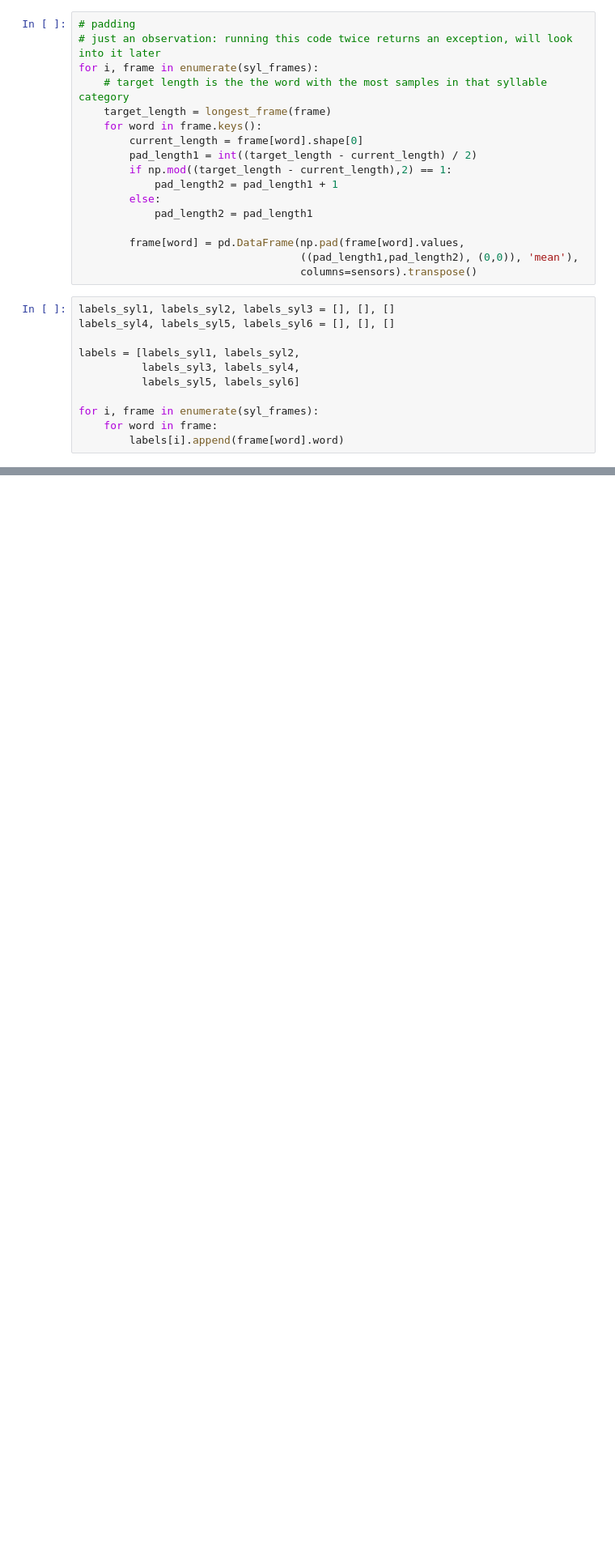
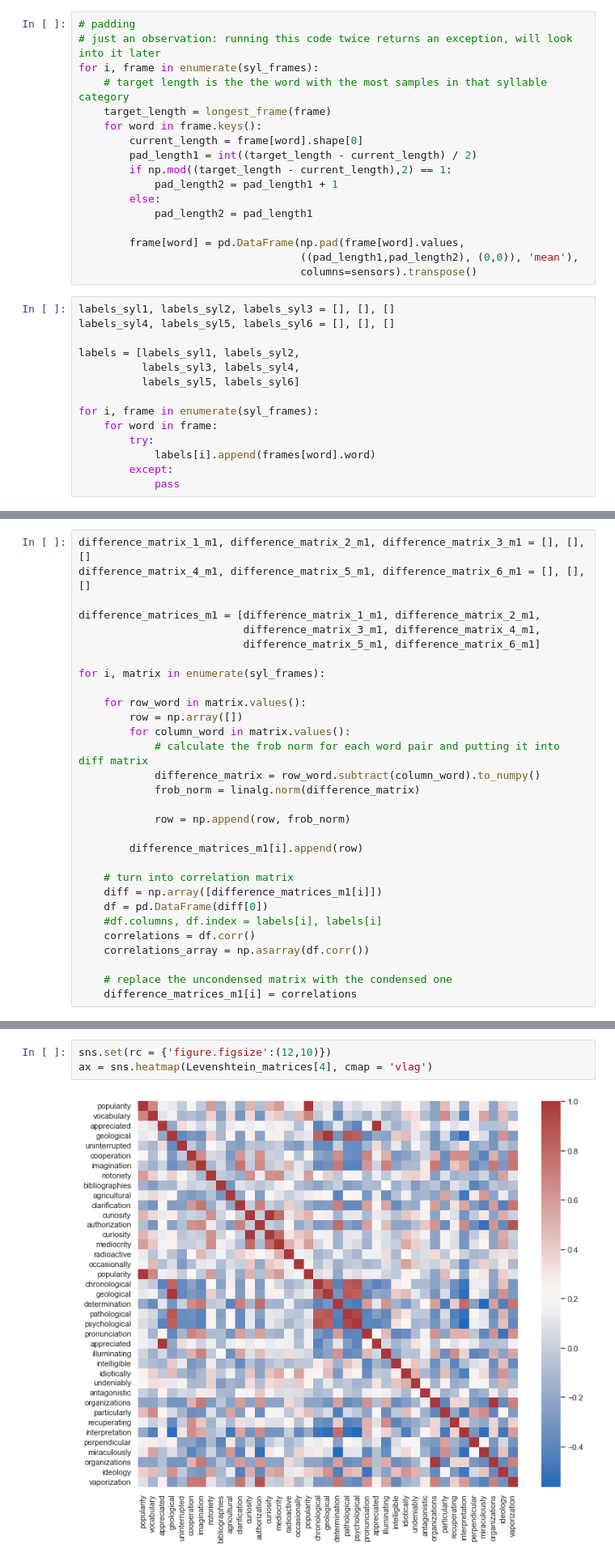
Before and after one commit to evankemmer/UMCUproject, a Jupyter notebook: main.ipynb, the cells around one changed output, grey strips where cells are left out. Shown: that part at 81% size. Cells and saved outputs as stored; diff of their text form; blank space fills up the shorter version.

```diff
--- a/main.ipynb
+++ b/main.ipynb
@@ -146,7 +179,10 @@ labels = [labels_syl1, labels_syl2,
 
 for i, frame in enumerate(syl_frames):
     for word in frame:
-        labels[i].append(frame[word].word)
+        try:
+            labels[i].append(frames[word].word)
+        except:
+            pass
 # %%
 difference_matrix_1, difference_matrix_2, difference_matrix_3 = [], [], []
 difference_matrix_4, difference_matrix_5, difference_matrix_6 = [], [], []
@@ -179 +245,31 @@ for i, matrix in enumerate(syl_frames):
+# %%
+difference_matrix_1_m1, difference_matrix_2_m1, difference_matrix_3_m1 = [], [], []
+difference_matrix_4_m1, difference_matrix_5_m1, difference_matrix_6_m1 = [], [], []
+
+difference_matrices_m1 = [difference_matrix_1_m1, difference_matrix_2_m1,
+                          difference_matrix_3_m1, difference_matrix_4_m1,
+                          difference_matrix_5_m1, difference_matrix_6_m1]
+
+for i, matrix in enumerate(syl_frames):
+
+    for row_word in matrix.values():
+        row = np.array([])
+        for column_word in matrix.values():
+            # calculate the frob norm for each word pair and putting it into diff matrix
+            difference_matrix = row_word.subtract(column_word).to_numpy()
+            frob_norm = linalg.norm(difference_matrix)
+
+            row = np.append(row, frob_norm)
+
+        difference_matrices_m1[i].append(row)
+
+    # turn into correlation matrix
+    diff = np.array([difference_matrices_m1[i]])
+    df = pd.DataFrame(diff[0])
+    #df.columns, df.index = labels[i], labels[i]
+    correlations = df.corr()
+    correlations_array = np.asarray(df.corr())
+
+    # replace the uncondensed matrix with the condensed one
+    difference_matrices_m1[i] = correlations
 # %%
@@ -206,0 +346,5 @@ sns.heatmap(Levenshtein_matrices[4], cmap='vlag', linewidths=1)
+# %%
+sns.set(rc = {'figure.figsize':(12,10)})
+ax = sns.heatmap(Levenshtein_matrices[4], cmap = 'vlag')
+# %% [output]
+[figure, added]
```
Also changed, not shown: parts of 22 cells of this notebook.
